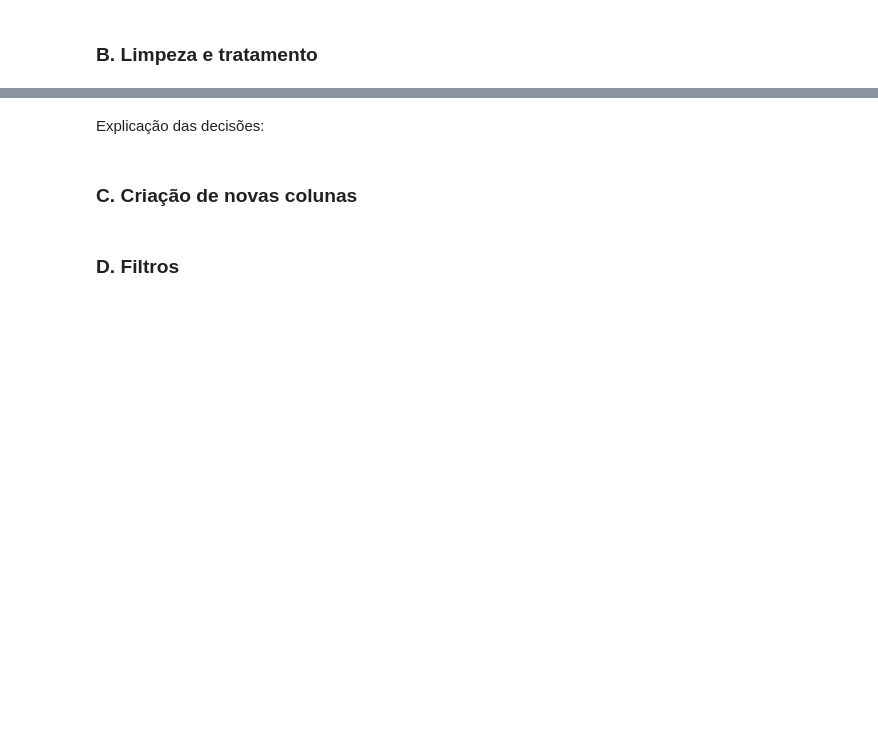
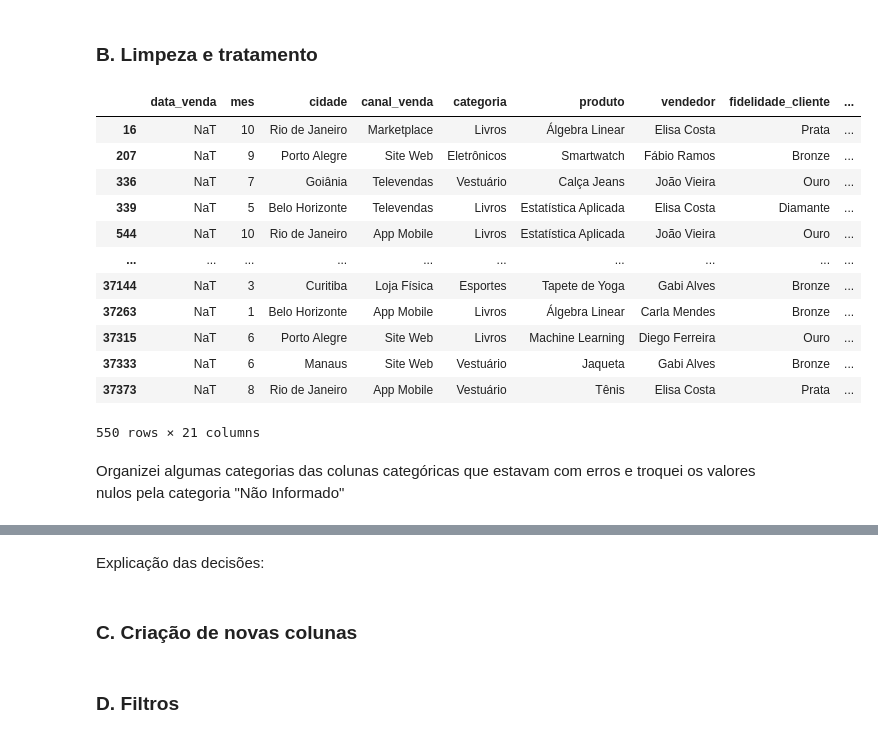
Before and after one commit to UFRJ-Analytica/ufrj-analytica-training, a Jupyter notebook: entregaveis/notebooks/tef_moraes.ipynb, the cells around one changed output, grey strips where cells are left out. Cells and saved outputs as stored; diff of their text form; code cells hidden in the pictures; blank space fills up the shorter version.

```diff
--- a/entregaveis/notebooks/tef_moraes.ipynb
+++ b/entregaveis/notebooks/tef_moraes.ipynb
@@ -9,7 +9,11 @@ import pandas as pd
 # %% [markdown]
 ### A. Criando arrays
 # %%
-dados = pd.read_csv(r'C:\Users\ateka\OneDrive\Documentos\GitHub\ufrj-analytica-training\data\vendas_brasil_1.csv')
+# windows
+# dados = pd.read_csv(r'C:\Users\ateka\OneDrive\Documentos\GitHub\ufrj-analytica-training\data\vendas_brasil_1.csv')
+
+# linux
+dados = pd.read_csv('/home/tefxeb/Dev/Analytica/ufrj-analytica-training/data/vendas_brasil_1.csv')
 dados
 # %% [output]
 |  | data_venda | mes | cidade | canal_venda | categoria | produto | vendedor | fidelidade_cliente | ... |
@@ -123,2 +243,23 @@ Frete: [ 8.68   nan  7.98 ... 85.35 30.99 27.23]
 # %% [markdown]
 ### B. Limpeza e tratamento
+# %%
+# coluna de data para datetime
+
+dados['data_venda'] = pd.to_datetime(dados['data_venda'], errors='coerce')
+dados[dados['data_venda'].isnull() == True]
+# %% [output]
+|  | data_venda | mes | cidade | canal_venda | categoria | produto | vendedor | fidelidade_cliente | ... |
+| 16 | NaT | 10 | Rio de Janeiro | Marketplace | Livros | Álgebra Linear | Elisa Costa | Prata | ... |
+| 207 | NaT | 9 | Porto Alegre | Site Web | Eletrônicos | Smartwatch | Fábio Ramos | Bronze | ... |
+| 336 | NaT | 7 | Goiânia | Televendas | Vestuário | Calça Jeans | João Vieira | Ouro | ... |
+| 339 | NaT | 5 | Belo Horizonte | Televendas | Livros | Estatística Aplicada | Elisa Costa | Diamante | ... |
+| 544 | NaT | 10 | Rio de Janeiro | App Mobile | Livros | Estatística Aplicada | João Vieira | Ouro | ... |
+| ... | ... | ... | ... | ... | ... | ... | ... | ... | ... |
+| 37144 | NaT | 3 | Curitiba | Loja Física | Esportes | Tapete de Yoga | Gabi Alves | Bronze | ... |
+| 37263 | NaT | 1 | Belo Horizonte | App Mobile | Livros | Álgebra Linear | Carla Mendes | Bronze | ... |
+| 37315 | NaT | 6 | Porto Alegre | Site Web | Livros | Machine Learning | Diego Ferreira | Ouro | ... |
+| 37333 | NaT | 6 | Manaus | Site Web | Vestuário | Jaqueta | Gabi Alves | Bronze | ... |
+| 37373 | NaT | 8 | Rio de Janeiro | App Mobile | Vestuário | Tênis | Elisa Costa | Prata | ... |
+550 rows × 21 columns
+# %% [markdown]
+Organizei algumas categorias das colunas categóricas que estavam com erros e troquei os valores nulos pela categoria "Não Informado"
```
Also changed, not shown: parts of 17 cells of this notebook.
